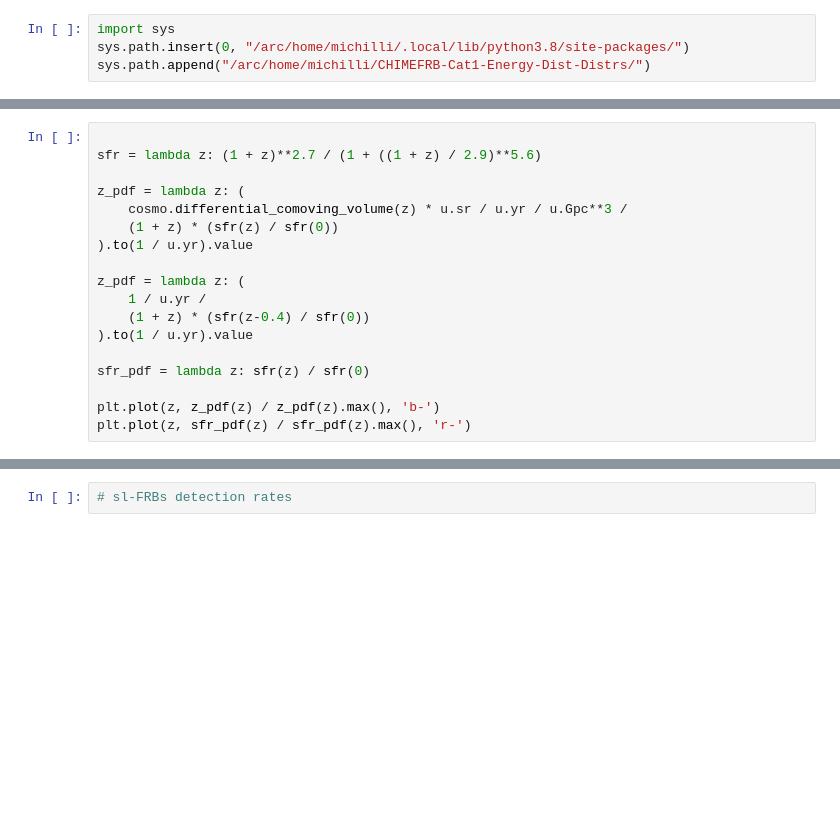
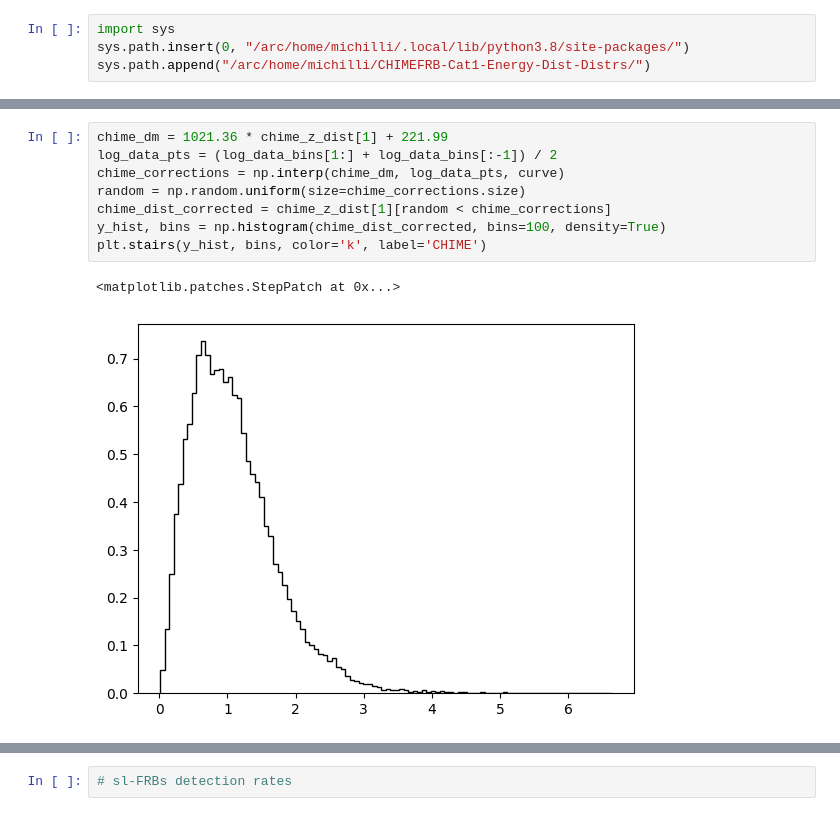
Before and after one commit to danielemichilli/slf, a Jupyter notebook: Gravitational_Lensing.ipynb, the cells around one changed output, grey strips where cells are left out. Saved outputs shown, nothing was run; the diff lists cells and outputs as text; blank space fills up the shorter version.

```diff
--- a/Gravitational_Lensing.ipynb
+++ b/Gravitational_Lensing.ipynb
@@ -1695,18 +4,0 @@ $73000 \; \mathrm{\frac{1}{yr\,Gpc^{3}}}$
-# %%
-
-sfr = lambda z: (1 + z)**2.7 / (1 + ((1 + z) / 2.9)**5.6)
-
-z_pdf = lambda z: (
-    cosmo.differential_comoving_volume(z) * u.sr / u.yr / u.Gpc**3 /
-    (1 + z) * (sfr(z) / sfr(0))
-).to(1 / u.yr).value
-
-z_pdf = lambda z: (
-    1 / u.yr /
-    (1 + z) * (sfr(z-0.4) / sfr(0))
-).to(1 / u.yr).value
-
-sfr_pdf = lambda z: sfr(z) / sfr(0)
-
-plt.plot(z, z_pdf(z) / z_pdf(z).max(), 'b-')
-plt.plot(z, sfr_pdf(z) / sfr_pdf(z).max(), 'r-')
@@ -1770,0 +1576,11 @@ number_of_simulated_frbs
+# %%
+chime_dm = 1021.36 * chime_z_dist[1] + 221.99
+log_data_pts = (log_data_bins[1:] + log_data_bins[:-1]) / 2
+chime_corrections = np.interp(chime_dm, log_data_pts, curve)
+random = np.random.uniform(size=chime_corrections.size)
+chime_dist_corrected = chime_z_dist[1][random < chime_corrections]
+y_hist, bins = np.histogram(chime_dist_corrected, bins=100, density=True)
+plt.stairs(y_hist, bins, color='k', label='CHIME')
+# %% [output]
+<matplotlib.patches.StepPatch at 0x...>
+[figure, added]
```
Also changed, not shown: parts of 230 cells of this notebook.
